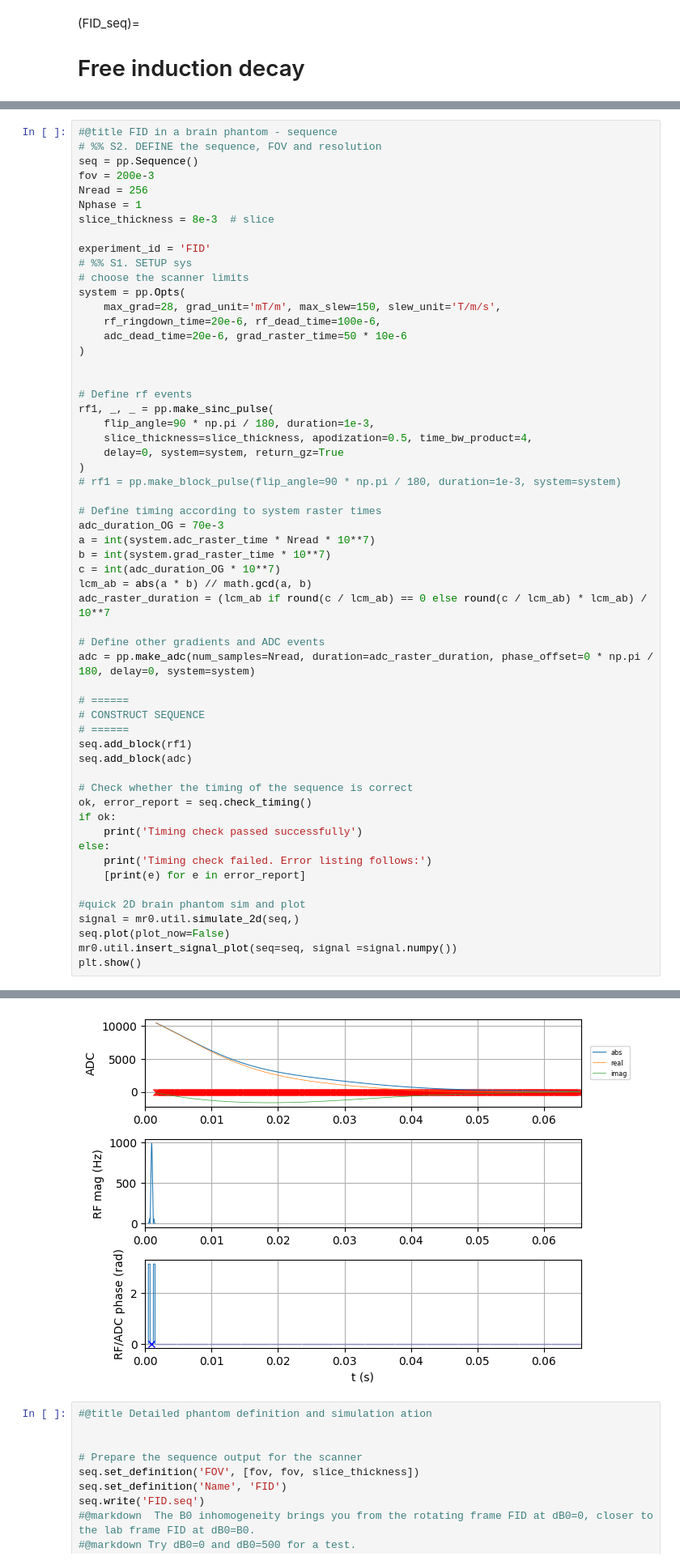
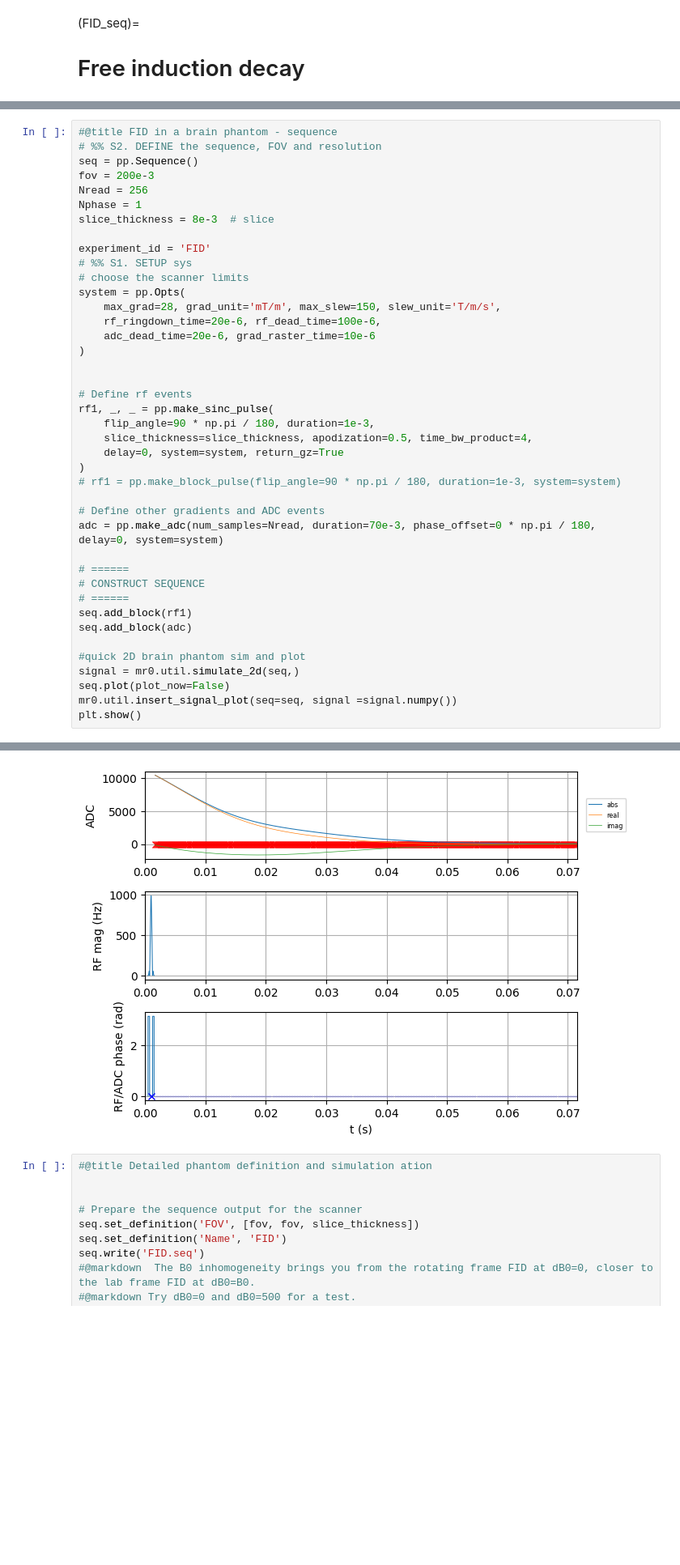
Before and after one commit to MRsources/MRzero-Core, a Jupyter notebook: documentation/playground_mr0/mr0_FID_seq.ipynb, the cells around one changed output, grey strips where cells are left out. Shown at 81% size. Cells and saved outputs as stored; diff of their text form; blank space fills up the shorter version.

Commit message:
Created using Colab: - changed the grad_raster_time in system from 50e-6 to 10e-6

```diff
--- a/documentation/playground_mr0/mr0_FID_seq.ipynb
+++ b/documentation/playground_mr0/mr0_FID_seq.ipynb
@@ -28,7 +27,7 @@ experiment_id = 'FID'
 system = pp.Opts(
     max_grad=28, grad_unit='mT/m', max_slew=150, slew_unit='T/m/s',
     rf_ringdown_time=20e-6, rf_dead_time=100e-6,
-    adc_dead_time=20e-6, grad_raster_time=50 * 10e-6
+    adc_dead_time=20e-6, grad_raster_time=10e-6
 )
 
 
@@ -40,16 +39,8 @@ rf1, _, _ = pp.make_sinc_pulse(
 )
 # rf1 = pp.make_block_pulse(flip_angle=90 * np.pi / 180, duration=1e-3, system=system)
 
-# Define timing according to system raster times
-adc_duration_OG = 70e-3
-a = int(system.adc_raster_time * Nread * 10**7)
-b = int(system.grad_raster_time * 10**7)
-c = int(adc_duration_OG * 10**7)
-lcm_ab = abs(a * b) // math.gcd(a, b)
-adc_raster_duration = (lcm_ab if round(c / lcm_ab) == 0 else round(c / lcm_ab) * lcm_ab) / 10**7
-
 # Define other gradients and ADC events
-adc = pp.make_adc(num_samples=Nread, duration=adc_raster_duration, phase_offset=0 * np.pi / 180, delay=0, system=system)
+adc = pp.make_adc(num_samples=Nread, duration=70e-3, phase_offset=0 * np.pi / 180, delay=0, system=system)
 
 # ======
 # CONSTRUCT SEQUENCE
@@ -57,14 +48,6 @@ adc = pp.make_adc(num_samples=Nread, duration=adc_raster_duration, phase_offset=
 seq.add_block(rf1)
 seq.add_block(adc)
 
-# Check whether the timing of the sequence is correct
-ok, error_report = seq.check_timing()
-if ok:
-    print('Timing check passed successfully')
-else:
-    print('Timing check failed. Error listing follows:')
-    [print(e) for e in error_report]
-
 #quick 2D brain phantom sim and plot
 signal = mr0.util.simulate_2d(seq,)
 seq.plot(plot_now=False)
@@ -77,4 +59,4 @@ Calculating repetition 1 / 1 - done
-[figure, old version]
+[figure, new version]
 # %%
 #@title Detailed phantom definition and simulation ation
 
```
Also changed, not shown: parts of 2 cells of this notebook.
